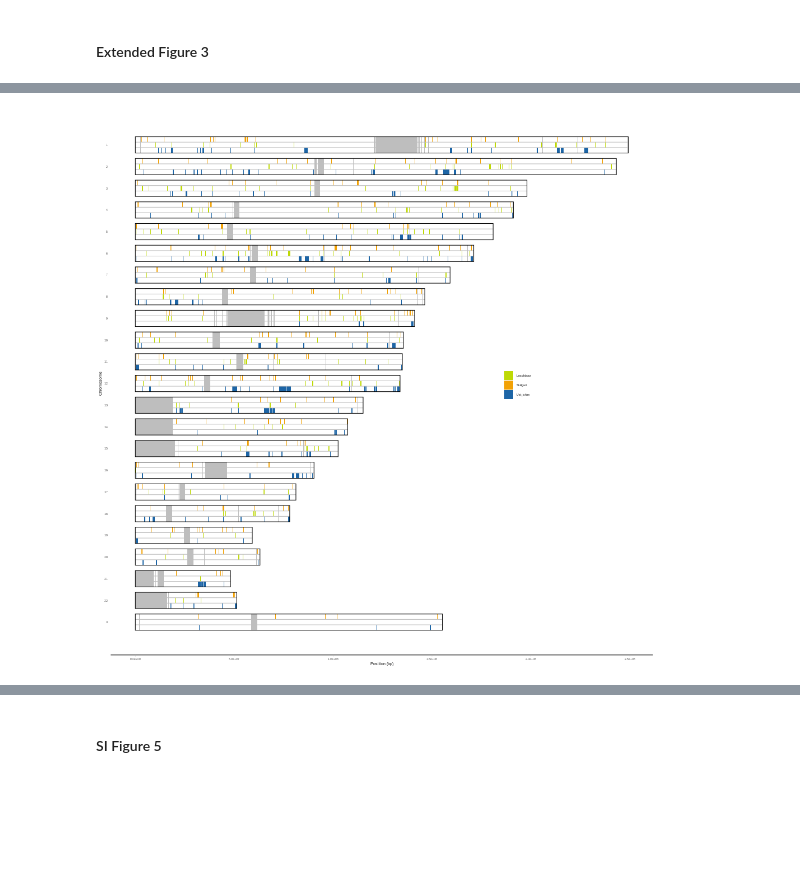
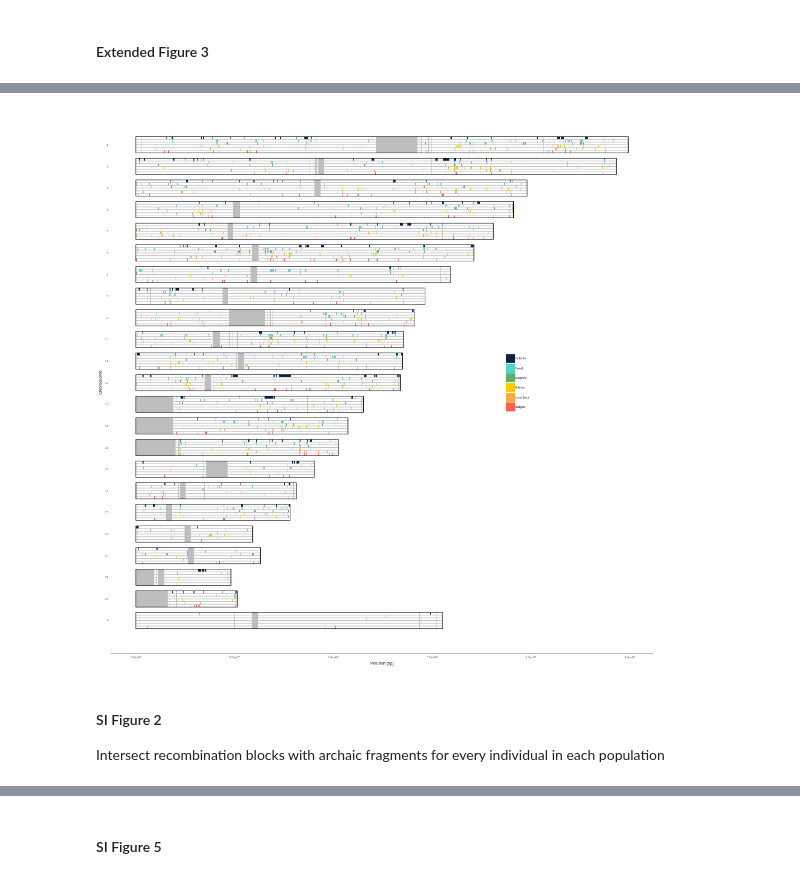
Before and after one commit to MoiColl/TheGenerationTimeProject, a Jupyter notebook: GenerationTimeFiguresAndTables.ipynb, the cells around one changed output, grey strips where cells are left out. Cells and saved outputs as stored; diff of their text form; code cells hidden in the pictures; blank space fills up the shorter version.

```diff
--- a/GenerationTimeFiguresAndTables.ipynb
+++ b/GenerationTimeFiguresAndTables.ipynb
@@ -151,7 +166,10 @@ R[write to console]: Checking rgeos availability: TRUE
 ### A. Python Functions and Global Variables
 # %%
 regions   = ["WestEurasia", "SouthAsia", "America", "CentralAsiaSiberia", "EastAsia"]
+ancient   = ["UstIshim", "Yana1", "Sunghir3", "Kolyma", "Loschbour", "Stuttgart"]
 muttypes9 = ["T>A", "T>C", "T>G", "C>A", "C>T", "C>G", "CpG>TpG", "C>T'", "TCC>TTC"]
+
+np.random.seed(129306)
 # %%
 #1
 def bootstrap(arr, iterations = 100000):
@@ -426,7 +470,6 @@ archfrag_perind
 # %%
 archfrag_perancsamp = []
-samples = ["Ust_ishim", "Loschbour", "Stuttgart"]
-for name in samples:
+for name in ancient:
     archfrag_perancsamp.append(bootstrap(archfrag_perind[archfrag_perind["name"] == name]["length"]))
 archfrag_perancsamp = np.array(archfrag_perancsamp)
 # %%
@@ -819,7 +974,7 @@ derivedalleles_9mutspectrum_perreg = defaultdict(lambda : [])
 for mut in muttypes9:
     print(mut)
     for stat in ["counts", "frac"]:
-        derivedalleles_9mutspectrum_perreg[mut].append(boot_per_region(derivedalleles_9mutspectrum_perind[derivedalleles_9mutspectrum_perind["mutation"] == mut], stat))
+        derivedalleles_9mutspectrum_perreg[mut].append(boot_perregion(derivedalleles_9mutspectrum_perind[derivedalleles_9mutspectrum_perind["mutation"] == mut], regions, stat))
 # %% [output]
 T>A
 T>C
@@ -1379,7 +1566,7 @@ plot_SGDP_corr <- function(m){
 
     #Returns the correlation between mutation spectrum fraction and the mean archaic fragment length plot for the SGDP data
 
-    read.table("SITab7.txt", header = T) %>%
+    read.table("SITab10.txt", header = T) %>%
     gather("mut_stat", "value", 2:37) %>%
     separate(mut_stat, c("mutation", "countfrac", "stat"), sep = "_") %>%
     filter(countfrac == "frac") %>%
@@ -1387,7 +1574,7 @@ plot_SGDP_corr <- function(m){
     mutate(mutation = str_replace(mutation, "\\.", ">"),
             stat = ifelse(stat == "mean", "frac_mean", "frac_se")) %>%
     spread(stat, value) %>%
-    full_join(read.table("SITab1.txt", header = T) %>% select(reg = region, mean_len_mean, mean_len_se), by = c("reg")) %>%
+    full_join(read.table("SITab2.txt", header = T) %>% select(reg = region, mean_len_mean, mean_len_se), by = c("reg")) %>%
     filter(mutation == m) -> mutation_spectrum_mean_len_perreg
 
     mutation_spectrum_mean_len_perind() %>%
@@ -1446,7 +1633,7 @@ max_min_deCODE <- function(mut){
         pull(diff) %>%
         max() -> max_diff_SGDP
 
-    read.table("SITab8.txt", header = T) %>%
+    read.table("SITab11.txt", header = T) %>%
         filter(data_set == "deCODE") %>%
         select(coefficient, mutation, estimate) %>%
         spread(coefficient, estimate) %>%
@@ -2012,27 +2199,37 @@ ExtFig3
 # %%
 %%R -w 1000 -h 1000
 
+
 read.table("Data1_archaicfragments.txt", header = T) %>%
-    filter(name %in% c("Ust_ishim", "Loschbour", "Stuttgart")) %>%
+    filter(name %in% c("UstIshim", "Yana1", "Sunghir3", "Kolyma", "Loschbour", "Stuttgart")) %>%
     mutate(chrom = -1*as.numeric(factor(chrom, c(as.character(1:22), "X"))),
-           chrom = ifelse(name == "Ust_ishim", chrom-0.5, ifelse(name == "Loschbour", chrom-0.25, chrom))) %>%
+           chrom = ifelse(name == "UstIshim", chrom, ifelse(name == "Yana1", chrom-0.125, ifelse(name == "Sunghir3", chrom-0.25, ifelse(name == "Kolyma", chrom-0.375, ifelse(name == "Loschbour", chrom-0.5, ifelse(name == "Stuttgart", chrom-0.625, chrom))))))) %>%
     ggplot() +
-    geom_rect(aes(xmin = start, xmax = end, ymin = chrom, ymax = chrom-0.25, fill = name)) +
+    geom_rect(aes(xmin = start, xmax = end, ymin = chrom, ymax = chrom-0.125, fill = name)) +
     geom_rect(data = non_callable, aes(xmin = start, xmax = end, ymin = chrom, ymax = chrom-0.75), fill = "gray") +
-    geom_segment(data = chrom_len, aes(x = 0,    xend = chrom_len, y    = chrom-0.25, yend = chrom-0.25),  color = "gray") +
-    geom_segment(data = chrom_len, aes(x = 0,    xend = chrom_len, y    = chrom-0.50, yend = chrom-0.50) , color = "gray") +
+    geom_segment(data = chrom_len, aes(x = 0,    xend = chrom_len, y    = chrom-0.125, yend = chrom-0.125),  color = "gray") +
+    geom_segment(data = chrom_len, aes(x = 0,    xend = chrom_len, y    = chrom-0.25,  yend = chrom-0.25) , color = "gray") +
+    geom_segment(data = chrom_len, aes(x = 0,    xend = chrom_len, y    = chrom-0.375, yend = chrom-0.375),  color = "gray") +
+    geom_segment(data = chrom_len, aes(x = 0,    xend = chrom_len, y    = chrom-0.50,  yend = chrom-0.50) , color = "gray") +
+    geom_segment(data = chrom_len, aes(x = 0,    xend = chrom_len, y    = chrom-0.625, yend = chrom-0.625) , color = "gray") +
     geom_rect(data    = chrom_len, aes(xmin = 0, xmax = chrom_len, ymin = chrom-0.75, ymax = chrom),       color = "black", alpha = 0) +
     theme(panel.grid = element_blank(), axis.ticks.y= element_blank(),  axis.line.x= element_line(colour = "black"),
           panel.border = element_blank(), legend.position = c(0.75, 0.5), legend.title=element_blank()) +
     scale_y_continuous(breaks = seq(-1.375, -23.375, -1), labels = c(1:22, "X"))  +
     xlab("Position (bp)") +
     ylab("Chromosome") +
-    scale_fill_manual(values = c("Ust_ishim" = "#1D65A6", "Loschbour" = "#BED905", "Stuttgart" = "#F2A104")) -> SIFig1
+    scale_fill_manual(values = c("UstIshim" = "#072448", "Yana1" = "#54D2D2", "Sunghir3" = "#58B368", "Kolyma" = "#FFCB00", "Loschbour" = "#F8AA4B", "Stuttgart" = "#FF6150"),
+                      breaks = c("UstIshim", "Yana1", "Sunghir3", "Kolyma", "Loschbour", "Stuttgart")) -> SIFig1
 
-    SIFig1
+SIFig1
 
 ggsave("SIFig1.pdf",  width = 19, height = 19, units = "cm")
 
 SIFig1
 # %% [output]
-[figure, old version]
+[figure, new version]
+# %% [markdown]
+<a name="SupFig2"></a>
+#### SI Figure 2
+
+Intersect recombination blocks with archaic fragments for every individual in each population
```
Also changed, not shown: parts of 112 cells of this notebook, 2 other files.
